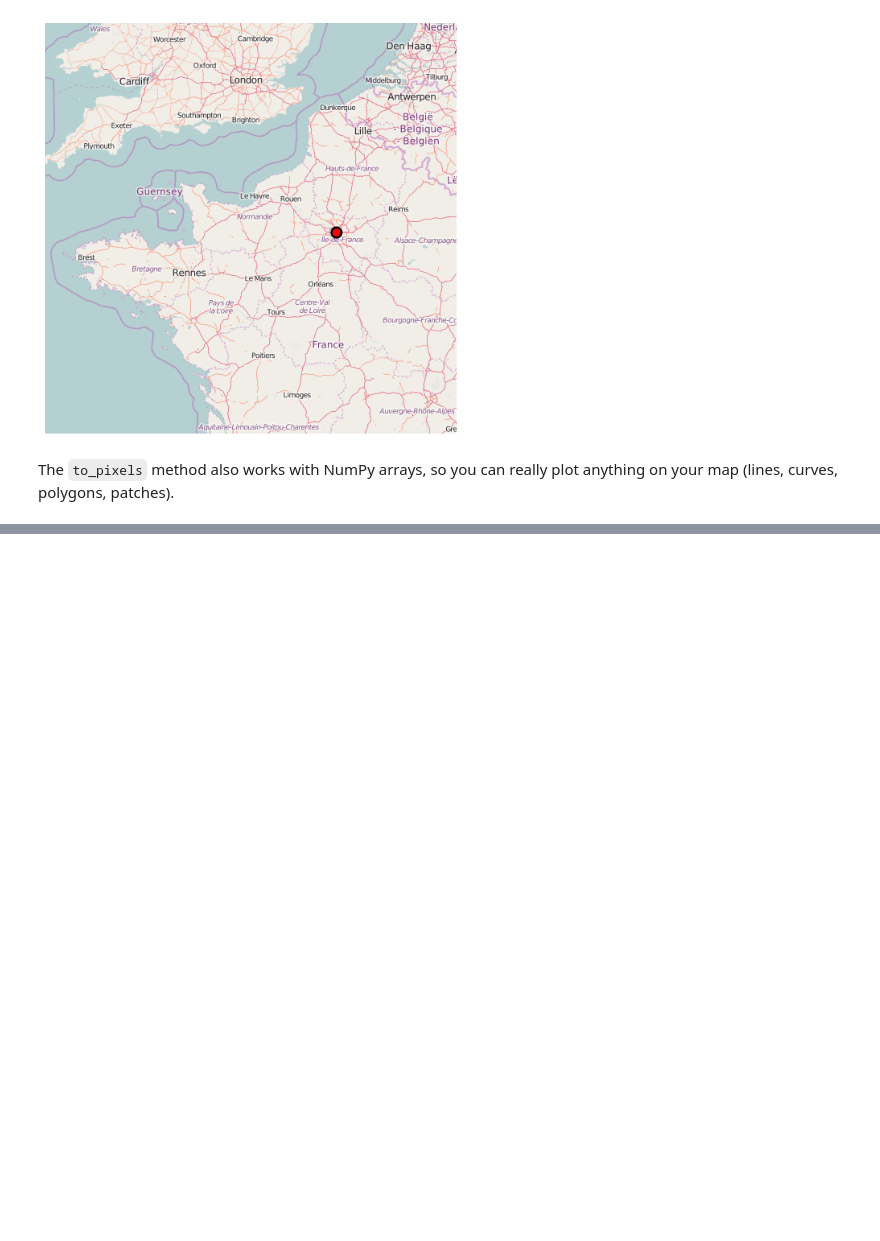
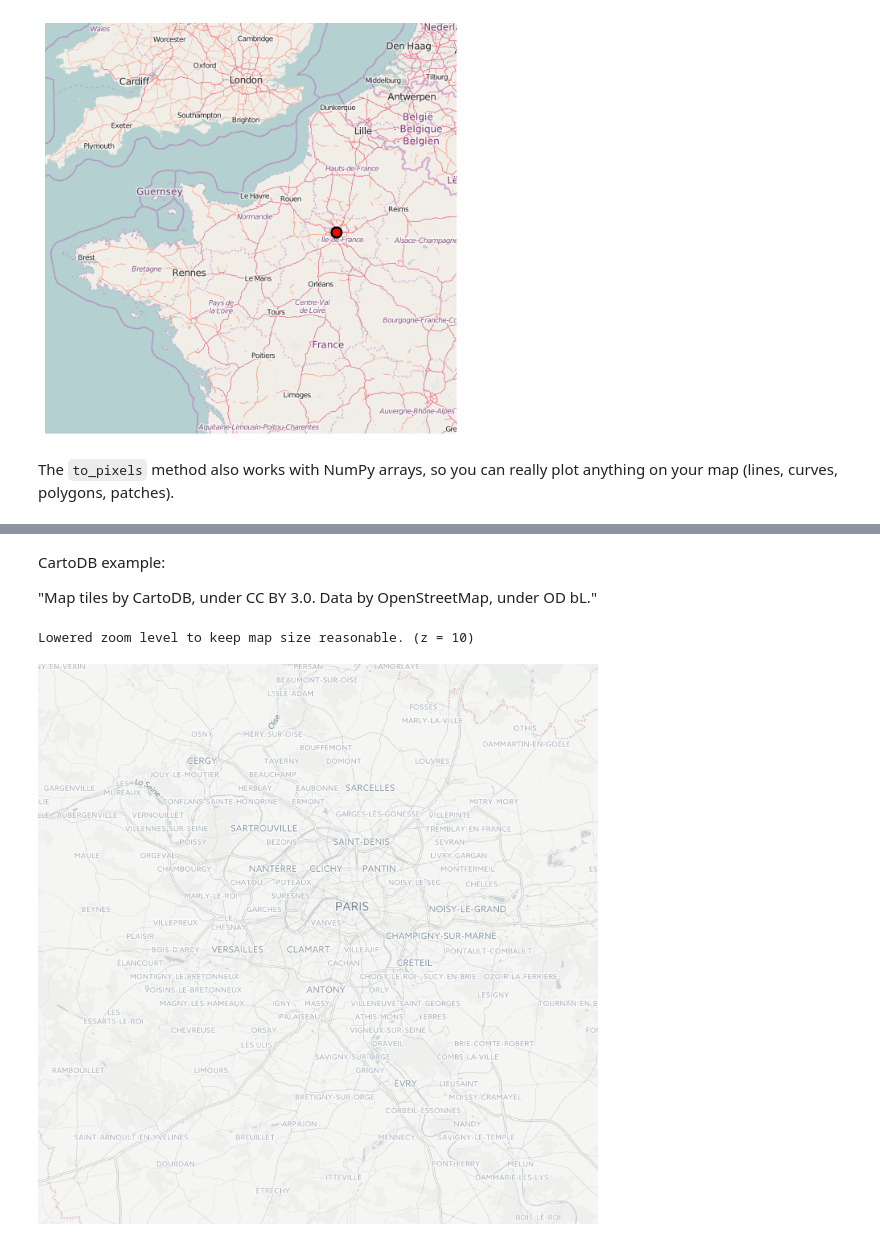
Before and after one commit to rossant/smopy, a Jupyter notebook: examples/example1.ipynb, the cells around one changed output, grey strips where cells are left out. Saved outputs shown, nothing was run; the diff lists cells and outputs as text; code cells hidden in the pictures; blank space fills up the shorter version.

Commit message:
Add alternate tile server example to example notebook

```diff
--- a/examples/example1.ipynb
+++ b/examples/example1.ipynb
@@ -51,0 +63,12 @@ The `to_pixels` method also works with NumPy arrays, so you can really plot anyt
+# %% [markdown]
+CartoDB example:
+
+"Map tiles by CartoDB, under CC BY 3.0. Data by OpenStreetMap, under OD bL."
+# %%
+smopy.TILE_SERVER = "http://tile.basemaps.cartocdn.com/light_all/{z}/{x}/{y}@2x.png"
+smopy.TILE_SIZE = 512
+map = smopy.Map((48.7, 2.1, 49., 2.5))
+map.show_ipython()
+# %% [output]
+Lowered zoom level to keep map size reasonable. (z = 10)
+[figure, added]
```
Also changed, not shown: parts of 1 cell of this notebook, 1 other file.
